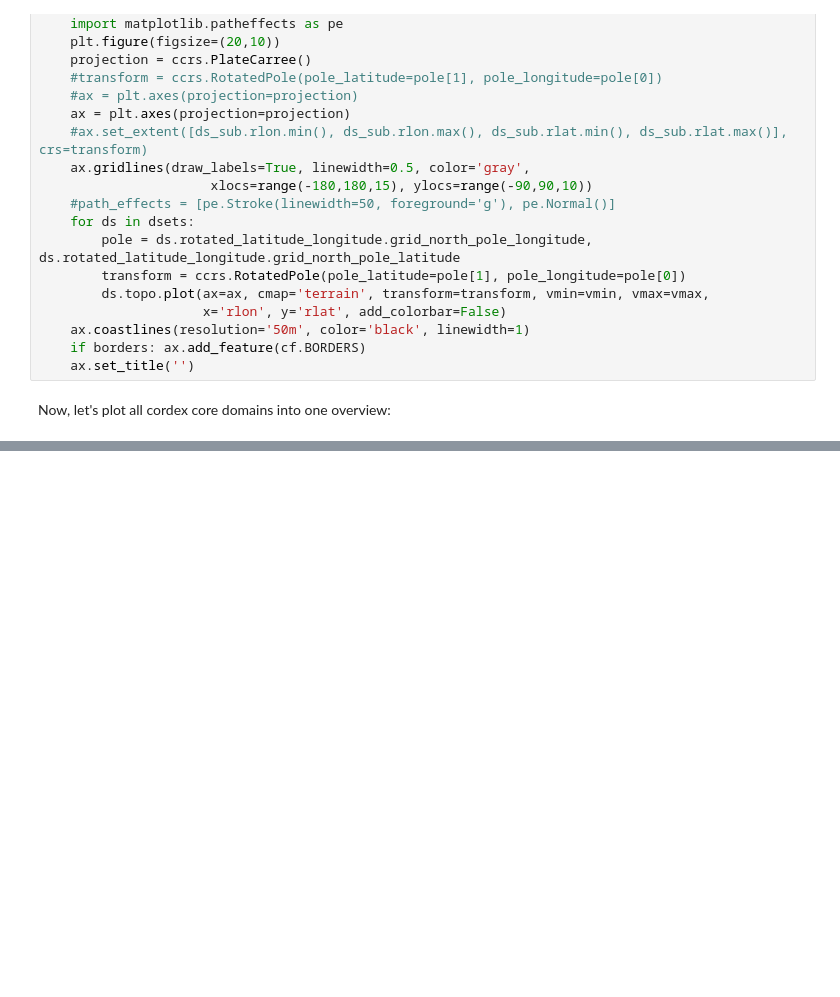
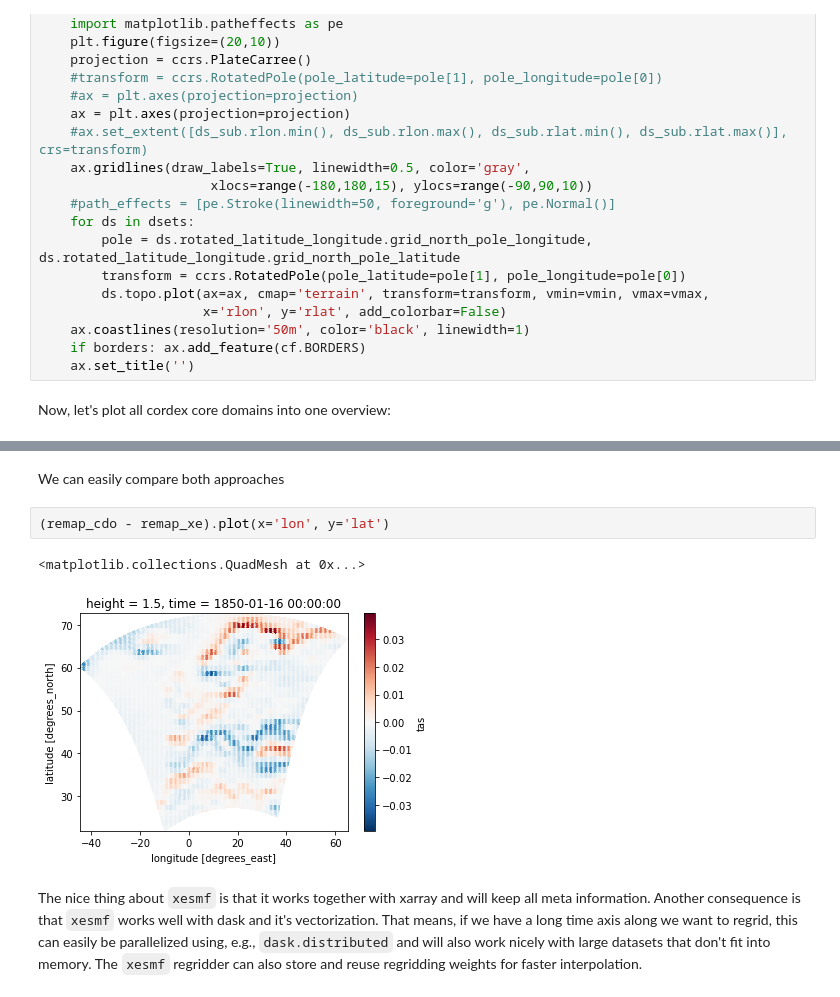
Before and after one commit to euro-cordex/py-cordex, a Jupyter notebook: notebooks/domains.ipynb, the cells around one changed output, grey strips where cells are left out. Saved outputs shown, nothing was run; the diff lists cells and outputs as text; blank space fills up the shorter version.

```diff
--- a/notebooks/domains.ipynb
+++ b/notebooks/domains.ipynb
@@ -239,0 +377,9 @@ plots([dm.cordex_domain(name, dummy='topo') for name in dm.tables['cordex-core']
+# %% [markdown]
+We can easily compare both approaches
+# %%
+(remap_cdo - remap_xe).plot(x='lon', y='lat')
+# %% [output]
+<matplotlib.collections.QuadMesh at 0x...>
+[figure, added]
+# %% [markdown]
+The nice thing about `xesmf` is that it works together with xarray and will keep all meta information. Another consequence is that `xesmf` works well with dask and it's vectorization. That means, if we have a long time axis along we want to regrid, this can easily be parallelized using, e.g., `dask.distributed` and will also work nicely with large datasets that don't fit into memory. The `xesmf` regridder can also store and reuse regridding weights for faster interpolation.
```
Also changed, not shown: parts of 20 cells of this notebook.
